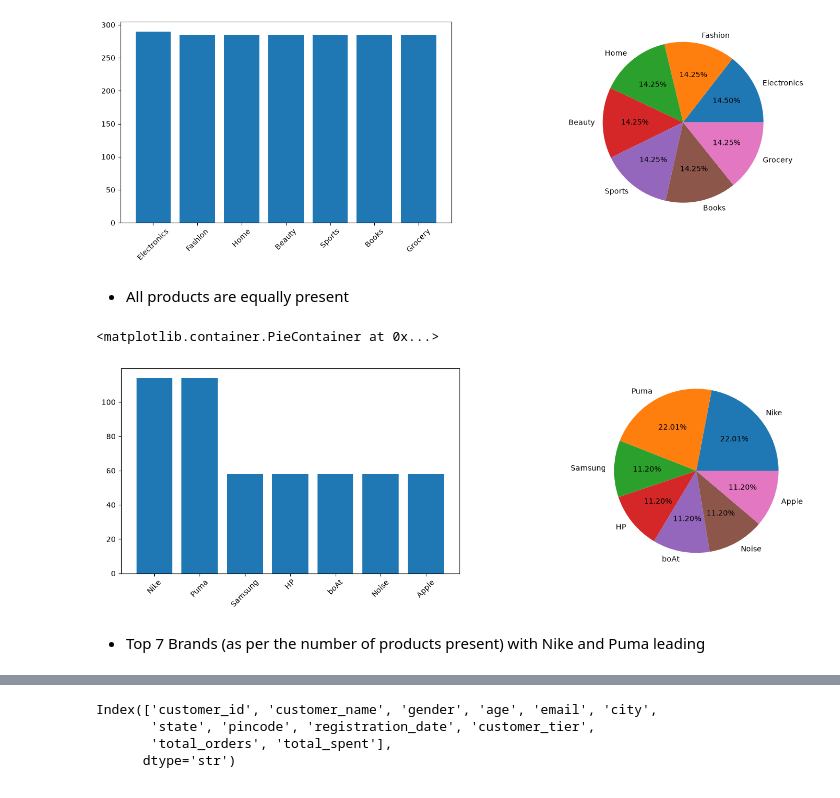
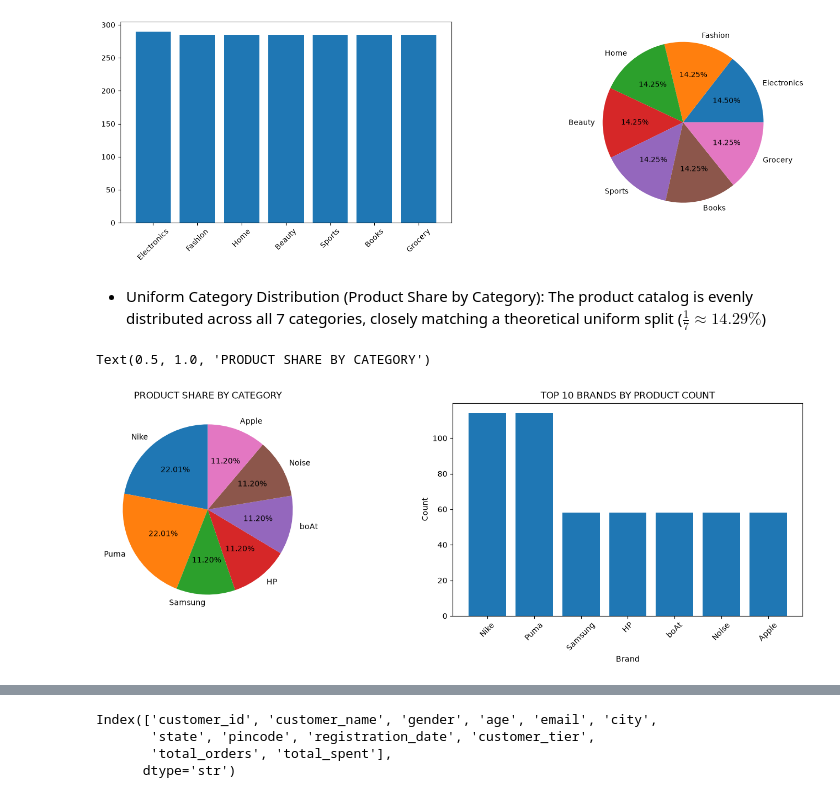
Before and after one commit to hegdetejas01/e-Commerce-DataAnalysis, a Jupyter notebook: ecommerce.ipynb, the cells around one changed output, grey strips where cells are left out. Drawn from its saved outputs; the diff is of its cells as text; code cells hidden in the pictures.

```diff
--- a/ecommerce.ipynb
+++ b/ecommerce.ipynb
@@ -531,18 +579,20 @@ ax[1].pie(category_count.values, labels=category_count.index, autopct='%0.2f%%')
 # %% [output]
 <matplotlib.container.PieContainer at 0x...>
 [figure]
-# %% [markdown]
-* All products are equally present
+# %% [markdown]
+* Uniform Category Distribution (Product Share by Category): The product catalog is evenly distributed across all 7 categories, closely matching a theoretical uniform split ($\frac{1}{7} \approx 14.29\%$)
 # %%
 temp = products.brand.value_counts().sort_values(ascending=False).head(7)
 
 fig,ax = plt.subplots(ncols=2, nrows=1, figsize=(18, 5))
-ax[0].bar(temp.index, temp.values)
-ax[0].tick_params(axis='x', rotation=45)
+ax[1].bar(temp.index, temp.values)
+ax[1].tick_params(axis='x', rotation=45)
+ax[1].set_title("TOP 10 BRANDS BY PRODUCT COUNT")
+ax[1].set_xlabel("Brand")
+ax[1].set_ylabel("Count")
 
-ax[1].pie(temp.values, labels=temp.index, autopct='%0.2f%%')
+ax[0].pie(temp.values, labels=temp.index, autopct='%0.2f%%', startangle=90)
+ax[0].set_title("PRODUCT SHARE BY CATEGORY")
 # %% [output]
-<matplotlib.container.PieContainer at 0x...>
+Text(0.5, 1.0, 'PRODUCT SHARE BY CATEGORY')
-[figure, old version]
+[figure, new version]
-# %% [markdown]
-* Top 7 Brands (as per the number of products present) with Nike and Puma leading
```
Also changed, not shown: parts of 63 cells of this notebook.
